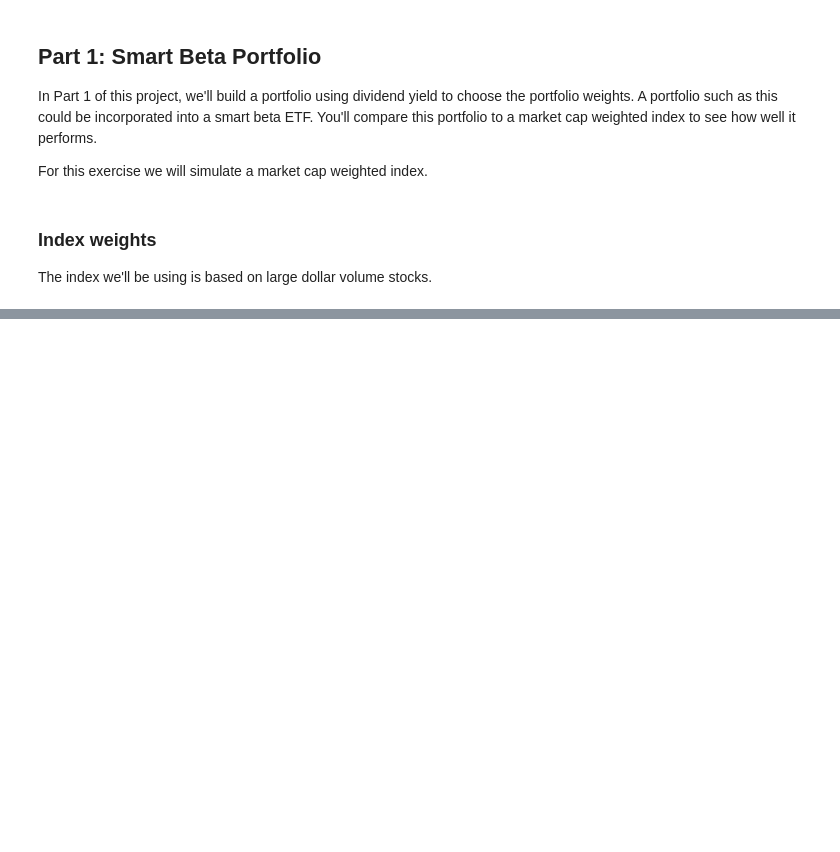
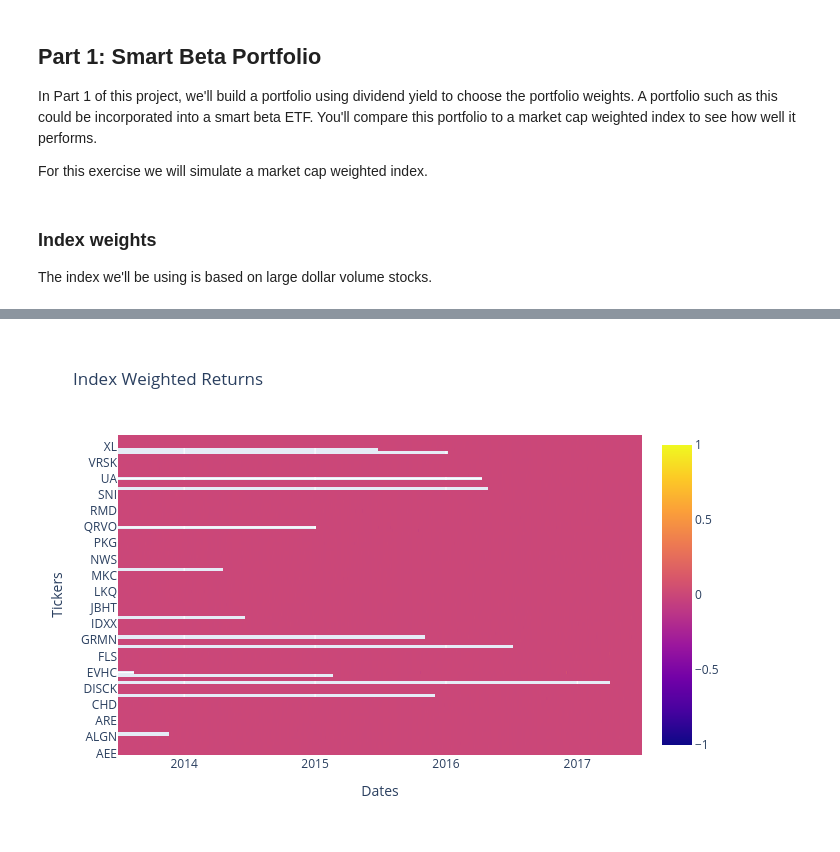
Before and after one commit to ansingh16/AI_for_trading, a Jupyter notebook: Projects/Project3-Smart-beta-Portfolio-optimization.ipynb, the cells around one changed output, grey strips where cells are left out. Cells and saved outputs as stored; diff of their text form; code cells hidden in the pictures; blank space fills up the shorter version.

```diff
--- a/Projects/Project3-Smart-beta-Portfolio-optimization.ipynb
+++ b/Projects/Project3-Smart-beta-Portfolio-optimization.ipynb
@@ -102,0 +231,24 @@ index_weights
+# %%
+# plot weighted returns
+
+trace = go.Heatmap(
+        x=index_weighted_returns.index,
+        y=index_weighted_returns.columns,
+        z=index_weighted_returns.values.T,
+        zauto=False,
+        zmax=1,
+        zmin=-1)
+
+layout = go.Layout(
+        title='Index Weighted Returns',
+        xaxis={'title': 'Dates'},
+        yaxis={'title': 'Tickers'})
+
+fig = go.Figure(data=[trace], layout=layout)
+
+# figure is heavy to render therefore we save it to a file
+# offline_py.plot(fig,filename=f'../graphs/index_weighted_returns.html')
+pio.write_image(fig, '../graphs/index_weighted_returns.png')
+Image('../graphs/index_weighted_returns.png')
+# %% [output]
+[figure, added]
```
Also changed, not shown: parts of 41 cells of this notebook, 11 other files.
